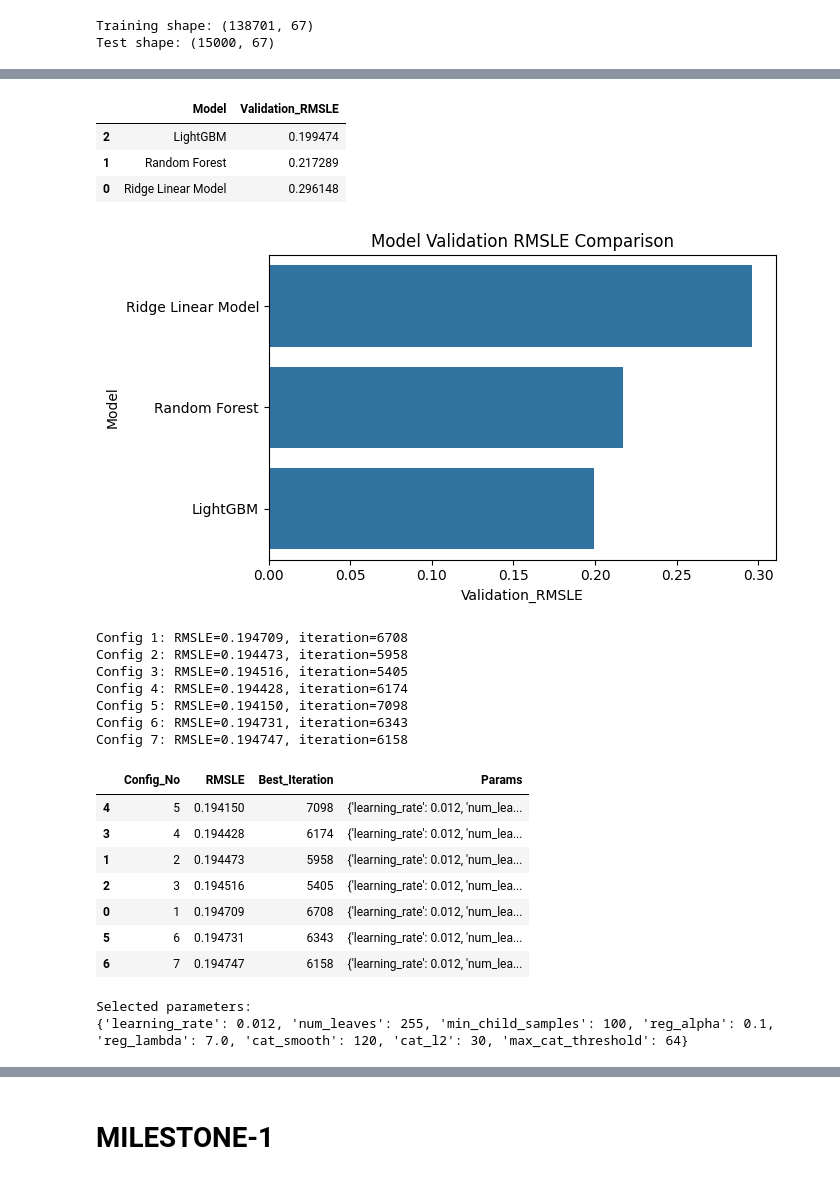
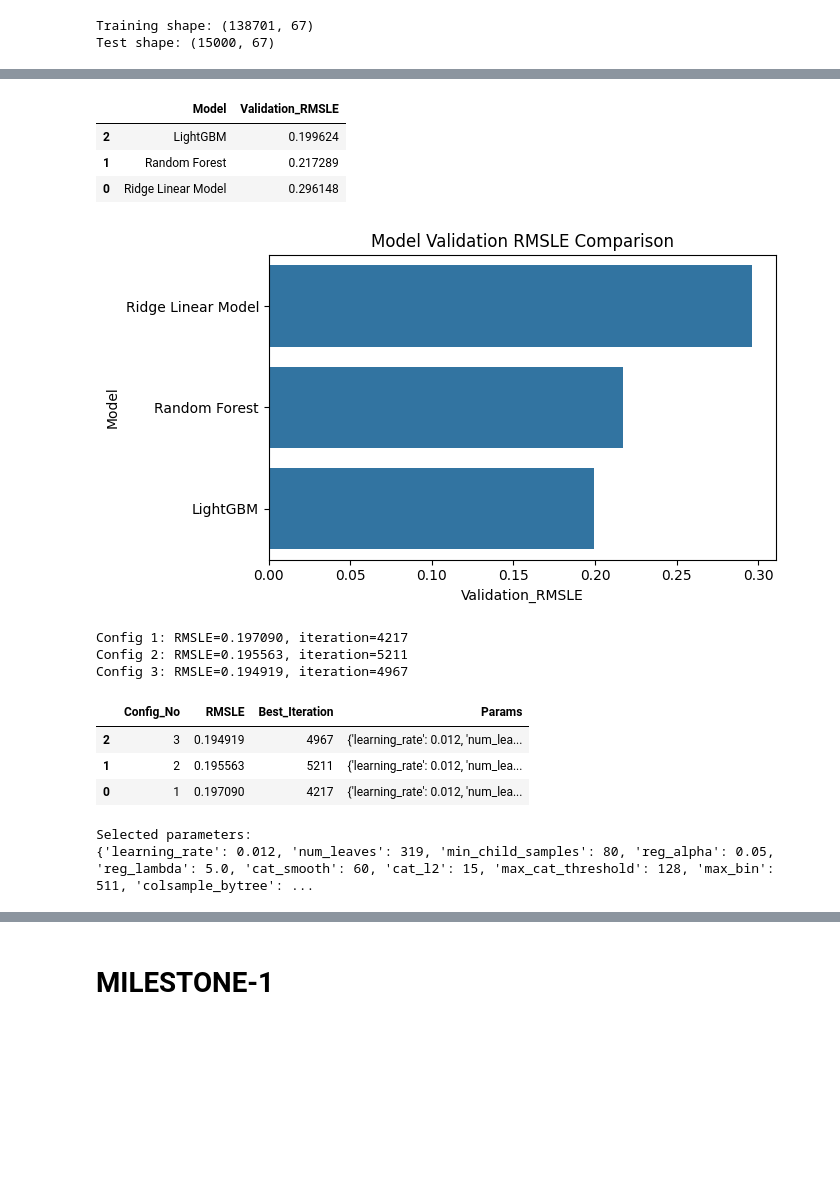
Before and after one commit to Karvy-Singh/Machine-Learning-Project-IITM-Diploma, a Jupyter notebook: main.ipynb, the cells around one changed output, grey strips where cells are left out. Drawn from its saved outputs; the diff is of its cells as text; code cells hidden in the pictures; blank space fills up the shorter version.

```diff
--- a/main.ipynb
+++ b/main.ipynb
@@ -75,8 +75,11 @@ def add_basic_features(df):
     df["TransactionMonth"] = date.dt.month
     df["TransactionQuarter"] = date.dt.quarter
     df["TransactionDayOfYear"] = date.dt.dayofyear
-    reference_date = date.min()
-    df["TransactionDays"] = (date - reference_date).dt.days
+    REFERENCE_DATE = pd.Timestamp("1989-01-01")
+
+    df["TransactionDays"] = (
+        date - REFERENCE_DATE
+    ).dt.days
 
     df["ManufactureYear"] = pd.to_numeric(df["ManufactureYear"], errors="coerce")
     df["ManufactureYear"] = df["ManufactureYear"].where(df["ManufactureYear"].between(1900, 2020))
@@ -845,7 +836,7 @@ plt.tight_layout()
 plt.show()
 # %% [output]
 |  | Model | Validation_RMSLE |
-| 2 | LightGBM | 0.199474 |
+| 2 | LightGBM | 0.199624 |
 | 1 | Random Forest | 0.217289 |
 | 0 | Ridge Linear Model | 0.296148 |
 [figure]
@@ -894,48 +885,40 @@ for config_number, config in enumerate(tuning_configs, start=1):
         "Best_Iteration": tuning_model.best_iteration_,
         "Params": config
     })
 
     print(
         f"Config {config_number}: "
         f"RMSLE={score:.6f}, "
         f"iteration={tuning_model.best_iteration_}"
     )
 
 tuning_results_df = pd.DataFrame(tuning_results)
 display(tuning_results_df.sort_values("RMSLE"))
 
 best_row = (
     tuning_results_df
     .sort_values("RMSLE")
     .iloc[0]
 )
 
 best_config = best_row["Params"]
 
 final_params = {
     **base_lgb_params,
-    **winner,
+    **best_config,
     "n_estimators": 10000
 }
 
 print("Selected parameters:")
 print(best_config)
 # %% [output]
-Config 1: RMSLE=0.194709, iteration=6708
-Config 2: RMSLE=0.194473, iteration=5958
-Config 3: RMSLE=0.194516, iteration=5405
-Config 4: RMSLE=0.194428, iteration=6174
-Config 5: RMSLE=0.194150, iteration=7098
-Config 6: RMSLE=0.194731, iteration=6343
-Config 7: RMSLE=0.194747, iteration=6158
+Config 1: RMSLE=0.197090, iteration=4217
+Config 2: RMSLE=0.195563, iteration=5211
+Config 3: RMSLE=0.194919, iteration=4967
 |  | Config_No | RMSLE | Best_Iteration | Params |
-| 4 | 5 | 0.194150 | 7098 | {'learning_rate': 0.012, 'num_lea... |
-| 3 | 4 | 0.194428 | 6174 | {'learning_rate': 0.012, 'num_lea... |
-| 1 | 2 | 0.194473 | 5958 | {'learning_rate': 0.012, 'num_lea... |
-| 2 | 3 | 0.194516 | 5405 | {'learning_rate': 0.012, 'num_lea... |
-| 0 | 1 | 0.194709 | 6708 | {'learning_rate': 0.012, 'num_lea... |
-| 5 | 6 | 0.194731 | 6343 | {'learning_rate': 0.012, 'num_lea... |
-| 6 | 7 | 0.194747 | 6158 | {'learning_rate': 0.012, 'num_lea... |
+| 2 | 3 | 0.194919 | 4967 | {'learning_rate': 0.012, 'num_lea... |
+| 1 | 2 | 0.195563 | 5211 | {'learning_rate': 0.012, 'num_lea... |
+| 0 | 1 | 0.197090 | 4217 | {'learning_rate': 0.012, 'num_lea... |
 Selected parameters:
-{'learning_rate': 0.012, 'num_leaves': 255, 'min_child_samples': 100, 'reg_alpha': 0.1, 'reg_lambda': 7.0, 'cat_smooth': 120, 'cat_l2': 30, 'max_cat_threshold': 64}
+{'learning_rate': 0.012, 'num_leaves': 319, 'min_child_samples': 80, 'reg_alpha': 0.05, 'reg_lambda': 5.0, 'cat_smooth': 60, 'cat_l2': 15, 'max_cat_threshold': 128, 'max_bin': 511, 'colsample_bytree': ...
 # %%
```
Also changed, not shown: parts of 5 cells of this notebook.
